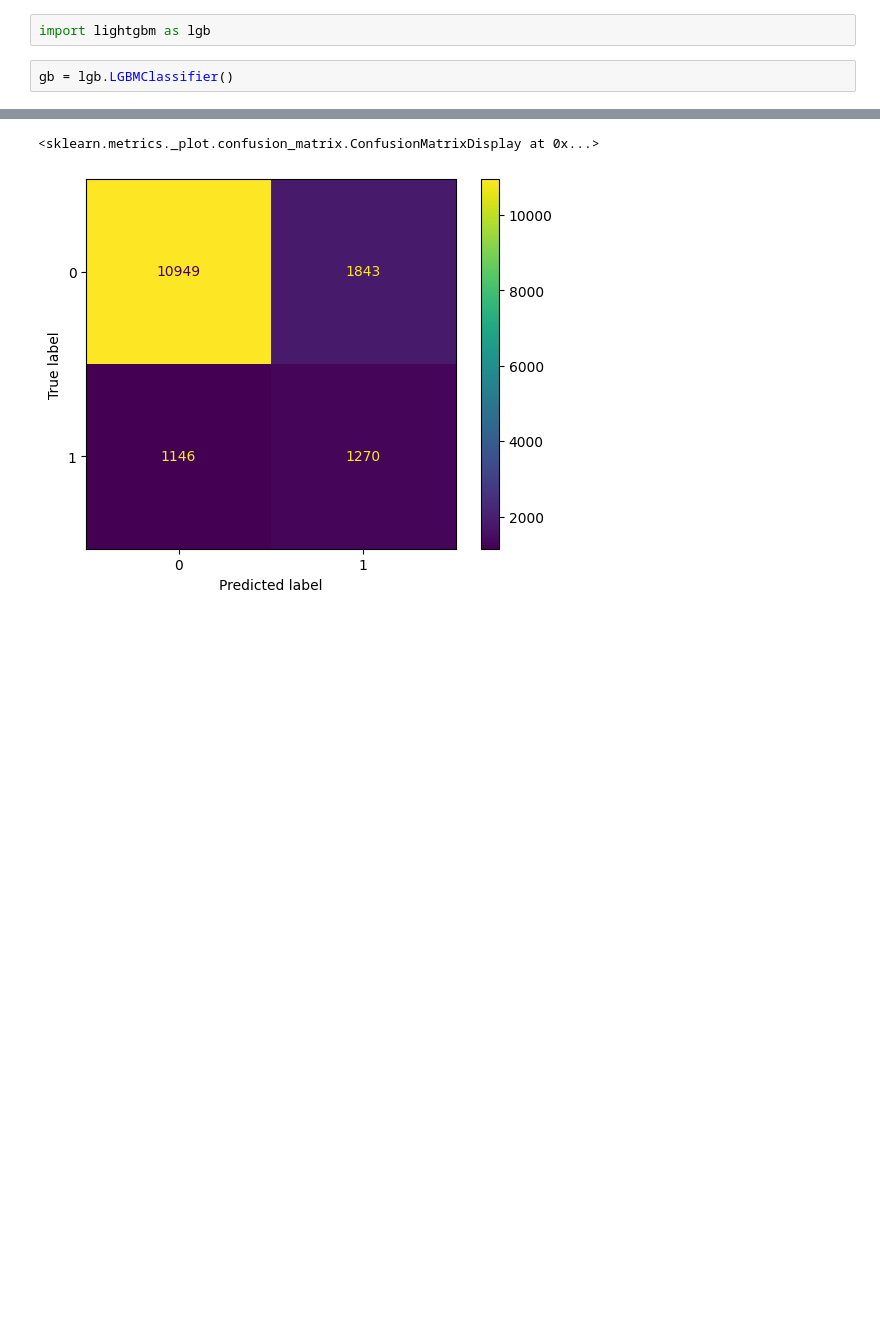
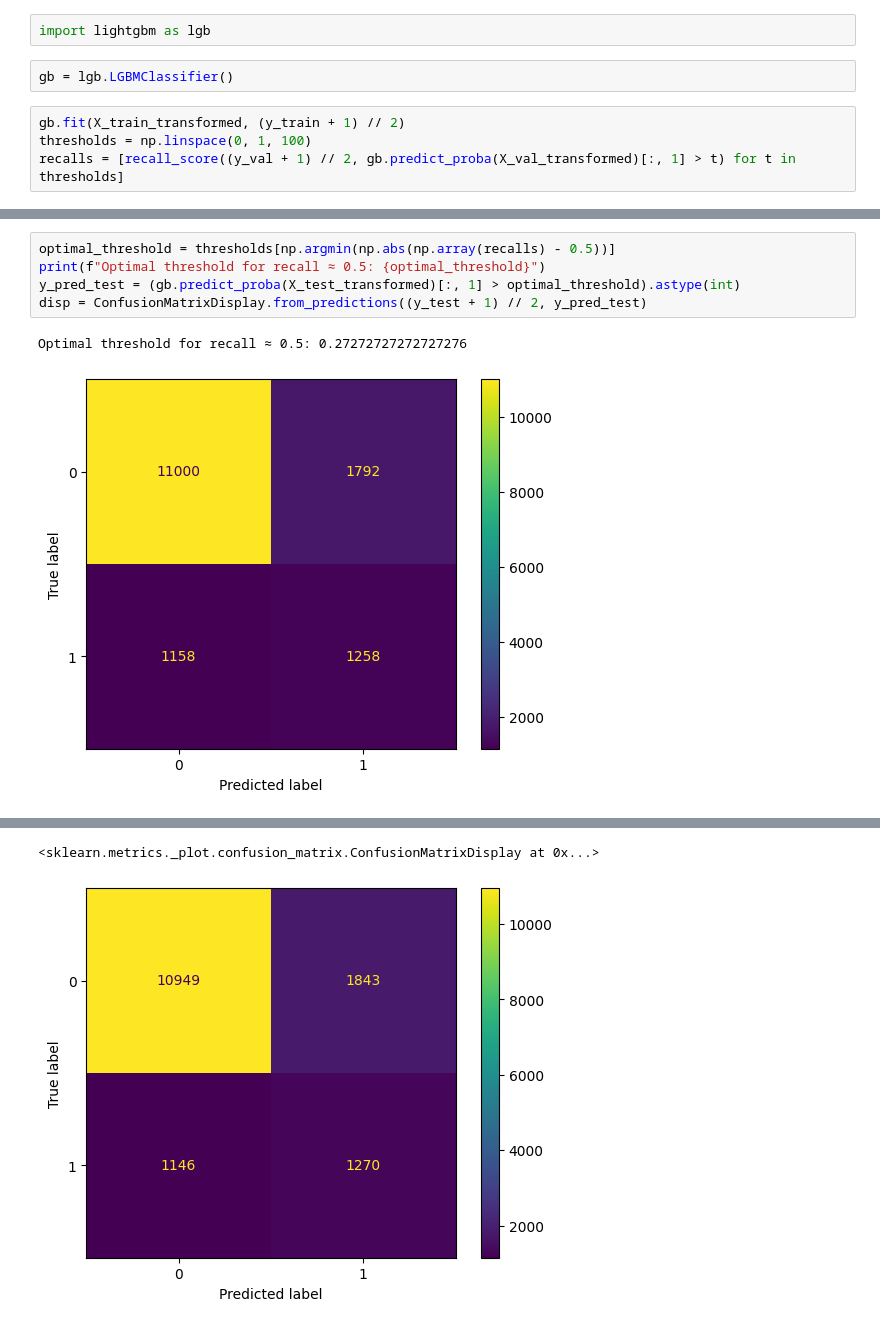
Before and after one commit to ansleyo/RIT_ML, a Jupyter notebook: 2025_spring/Week09_GBM/HW8.ipynb, the cells around one changed output, grey strips where cells are left out. Drawn from its saved outputs; the diff is of its cells as text; blank space fills up the shorter version.

```diff
--- a/2025_spring/Week09_GBM/HW8.ipynb
+++ b/2025_spring/Week09_GBM/HW8.ipynb
@@ -338,3 +375,7 @@ from sklearn.metrics import ConfusionMatrixDisplay, recall_score, RocCurveDispla
 import lightgbm as lgb
 # %%
 gb = lgb.LGBMClassifier()
+# %%
+gb.fit(X_train_transformed, (y_train + 1) // 2)
+thresholds = np.linspace(0, 1, 100)
+recalls = [recall_score((y_val + 1) // 2, gb.predict_proba(X_val_transformed)[:, 1] > t) for t in thresholds]
@@ -340,0 +391,8 @@ gb = lgb.LGBMClassifier()
+# %%
+optimal_threshold = thresholds[np.argmin(np.abs(np.array(recalls) - 0.5))]
+print(f"Optimal threshold for recall ≈ 0.5: {optimal_threshold}")
+y_pred_test = (gb.predict_proba(X_test_transformed)[:, 1] > optimal_threshold).astype(int)
+disp = ConfusionMatrixDisplay.from_predictions((y_test + 1) // 2, y_pred_test)
+# %% [output]
+Optimal threshold for recall ≈ 0.5: 0.27272727272727276
+[figure, added]
```
Also changed, not shown: parts of 10 cells of this notebook.
